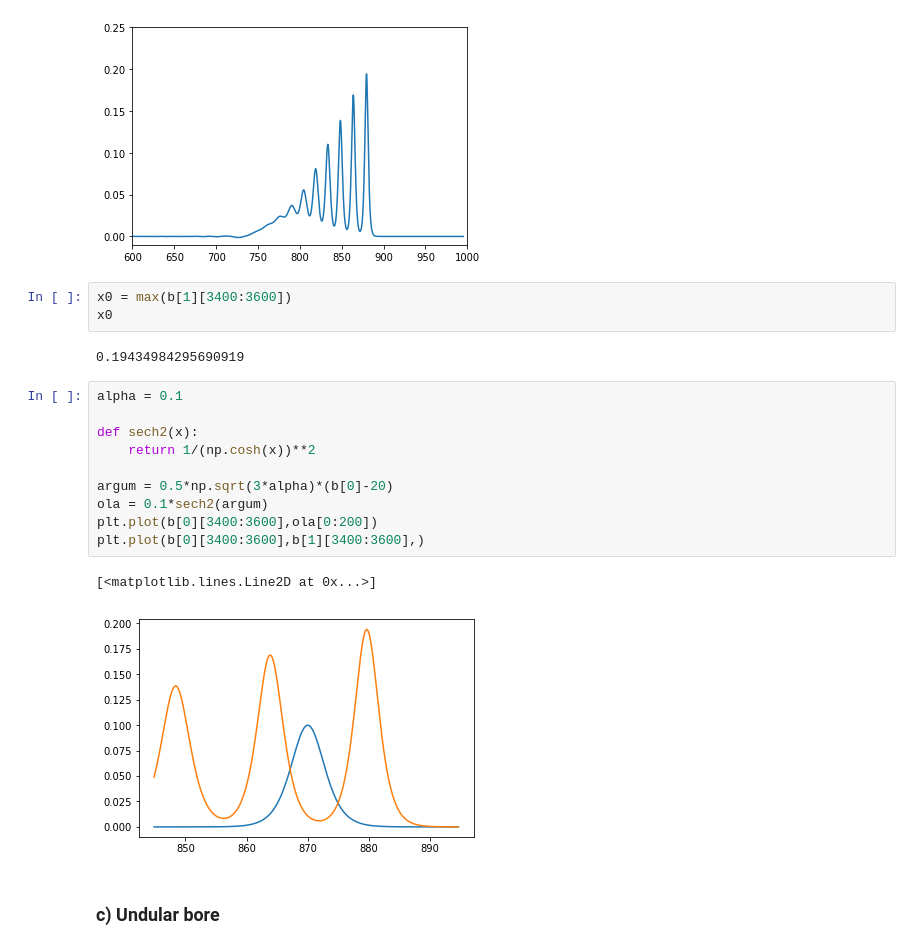
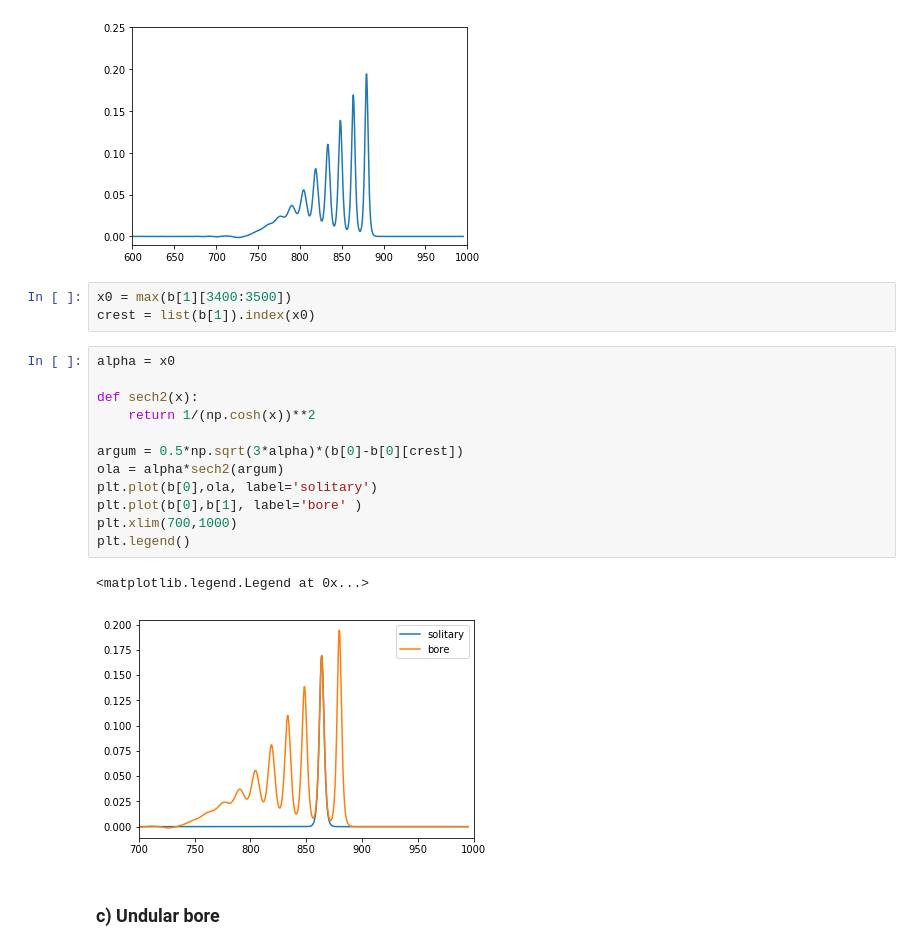
Before and after one commit to Reyna-RT/MEK9320, a Jupyter notebook: Second Assignment results.ipynb, the cells around one changed output. Cells and saved outputs as stored; diff of their text form.

```diff
--- a/Second Assignment results.ipynb
+++ b/Second Assignment results.ipynb
@@ -605,23 +605,23 @@ plt.ylim(-0.01,0.25)
 (-0.01, 0.25)
 [figure]
 # %%
-x0 = max(b[1][3400:3600])
-x0
+x0 = max(b[1][3400:3500])
+crest = list(b[1]).index(x0)
-# %% [output]
-0.19434984295690919
 # %%
-alpha = 0.1
+alpha = x0
 
 def sech2(x):
     return 1/(np.cosh(x))**2
 
-argum = 0.5*np.sqrt(3*alpha)*(b[0]-20)
-ola = 0.1*sech2(argum)
-plt.plot(b[0][3400:3600],ola[0:200])
-plt.plot(b[0][3400:3600],b[1][3400:3600],)
+argum = 0.5*np.sqrt(3*alpha)*(b[0]-b[0][crest])
+ola = alpha*sech2(argum)
+plt.plot(b[0],ola, label='solitary')
+plt.plot(b[0],b[1], label='bore' )
+plt.xlim(700,1000)
+plt.legend()
 # %% [output]
-[<matplotlib.lines.Line2D at 0x...>]
+<matplotlib.legend.Legend at 0x...>
-[figure, old version]
+[figure, new version]
 # %% [markdown]
 ### c) Undular bore
 # %%
```
